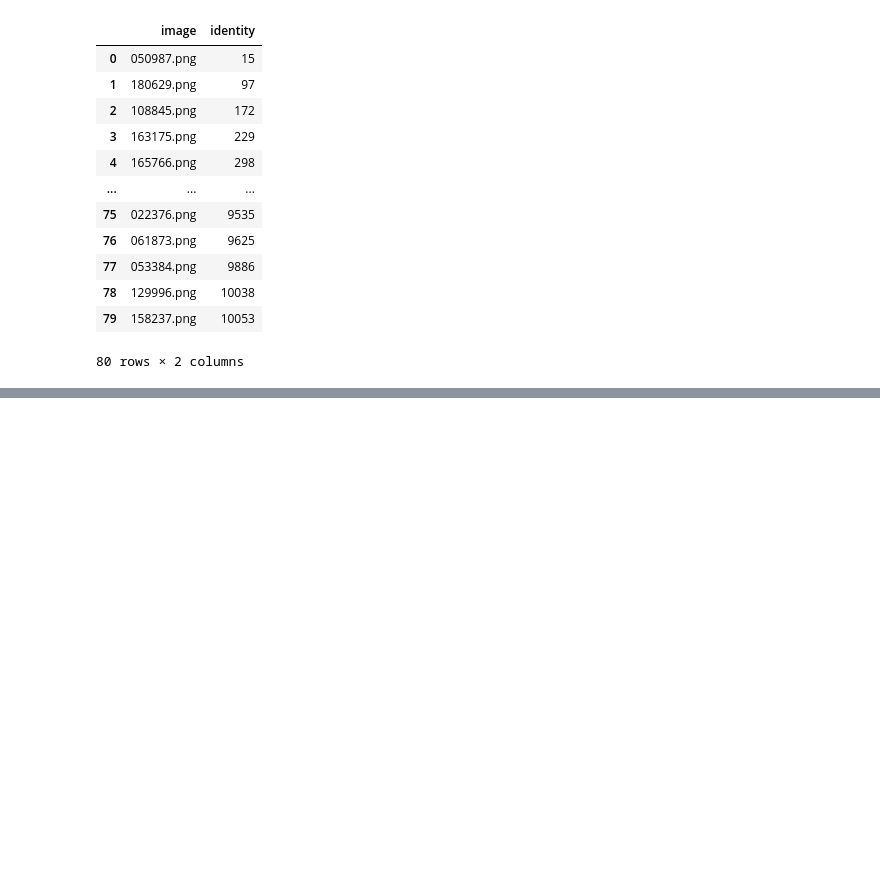
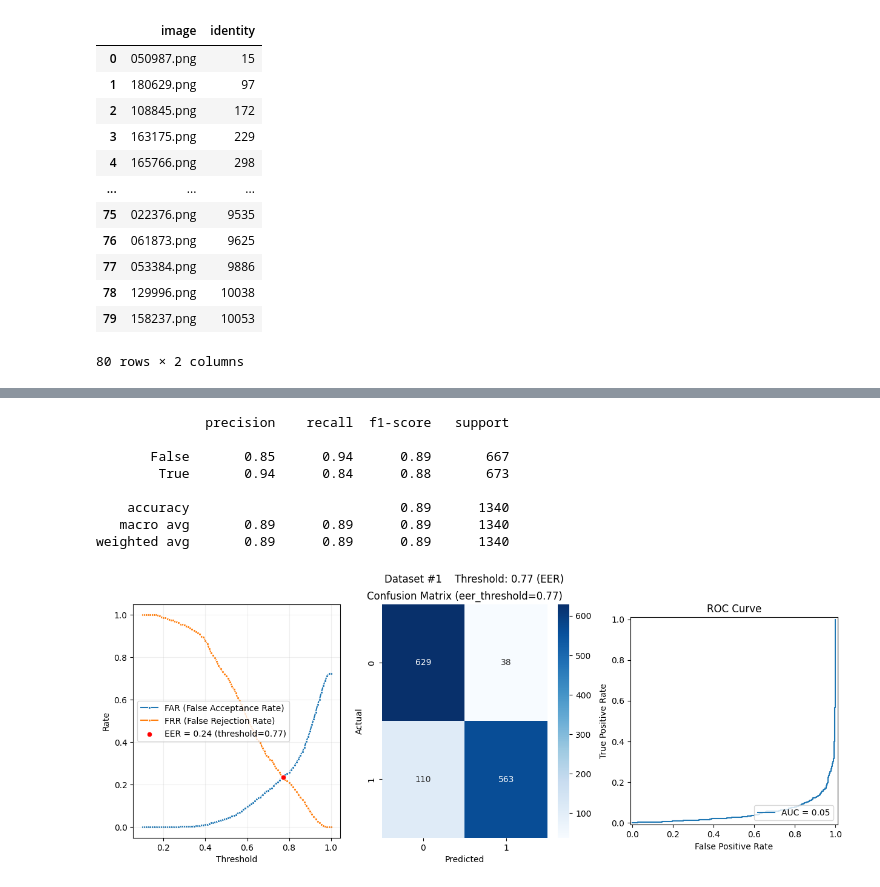
Before and after one commit to jamnicki/biometrics-lab, a Jupyter notebook: eval.ipynb, the cells around one changed output, grey strips where cells are left out. Saved outputs shown, nothing was run; the diff lists cells and outputs as text; code cells hidden in the pictures; blank space fills up the shorter version.

```diff
--- a/eval.ipynb
+++ b/eval.ipynb
@@ -87,16 +83,0 @@ df1
-# %%
-THRESHOLD_VALUES = np.linspace(0.1, 1.0, 100)
-
-auth_history = []
-for threshold in tqdm(THRESHOLD_VALUES, desc="Exp Df1 Thresholds"):
-    for _, row in df1.iterrows():
-        img_fpath = IMAGES_DIR / row["image"]
-        distance, authorized = db.verify_user(img_fpath, row["identity"], threshold=threshold, cache=True)
-        auth_history.append({
-            "image": row["image"],
-            "identity": row["identity"],
-            "authorized": authorized,
-            "truth": row["truth"],
-            "distance": distance,
-            "threshold": threshold,
-        })
@@ -216,0 +262,12 @@ weighted avg       0.83      0.81      0.81        67
+# %%
+run_exp(df1, THRESHOLD_VALUES, dataset_name=f"Dataset #1")
+# %% [output]
+              precision    recall  f1-score   support
+
+       False       0.85      0.94      0.89       667
+        True       0.94      0.84      0.88       673
+
+    accuracy                           0.89      1340
+   macro avg       0.89      0.89      0.89      1340
+weighted avg       0.89      0.89      0.89      1340
+[figure, added]
```
Also changed, not shown: parts of 14 cells of this notebook, 15 other files.
